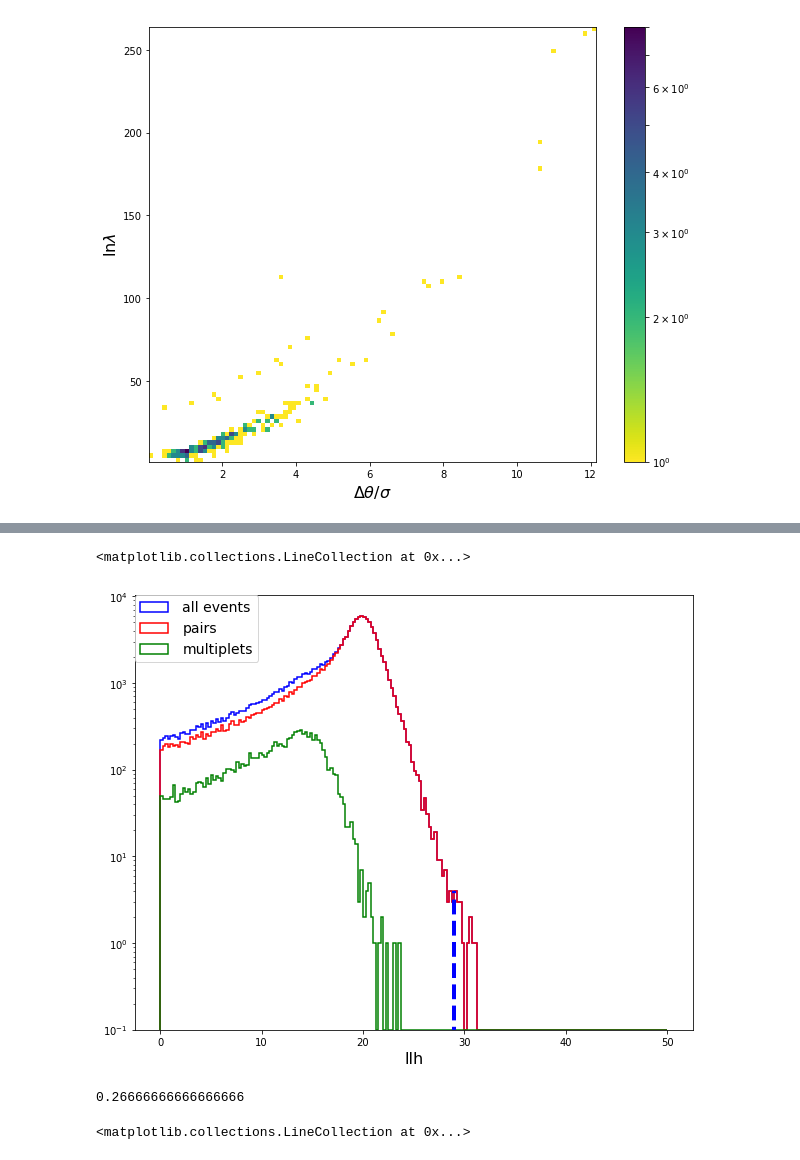
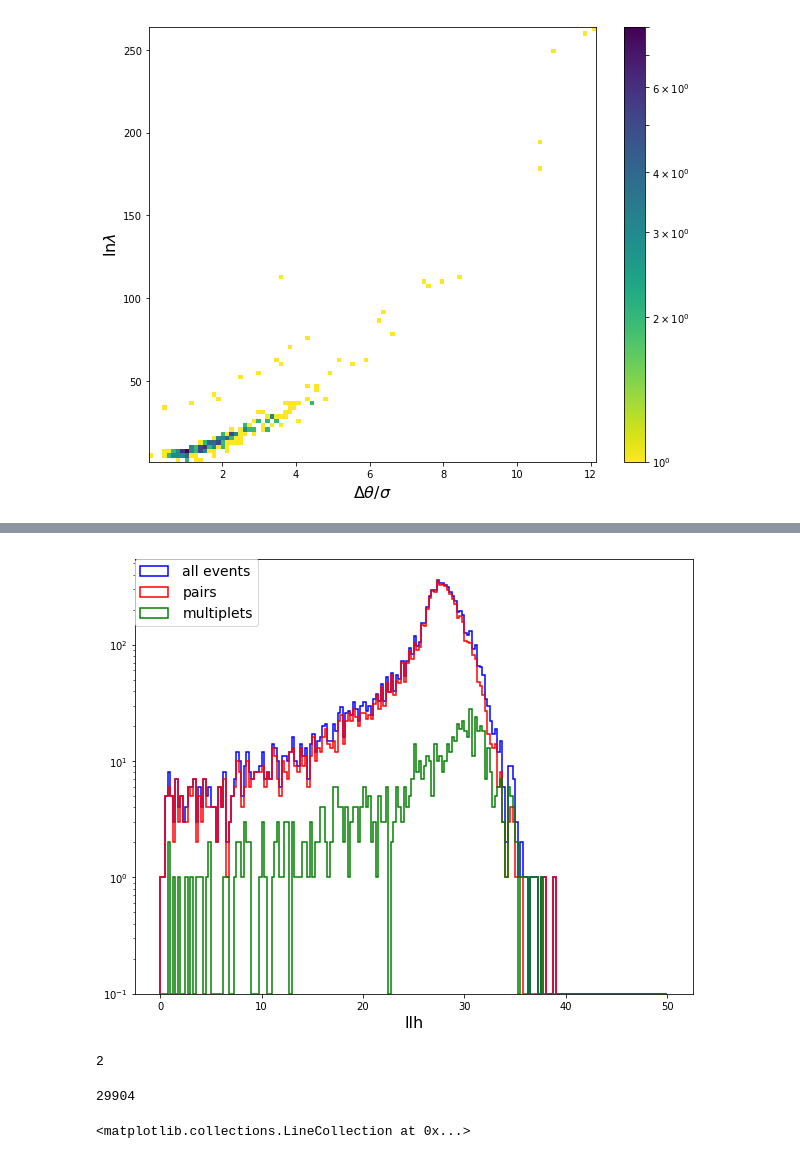
Before and after one commit to hayalaso/Analyses_AMON, a Jupyter notebook: HAWC_IC/multi_correlation_analysis.ipynb, the cells around one changed output, grey strips where cells are left out. Drawn from its saved outputs; the diff is of its cells as text; code cells hidden in the pictures.

```diff
--- a/HAWC_IC/multi_correlation_analysis.ipynb
+++ b/HAWC_IC/multi_correlation_analysis.ipynb
@@ -22,8 +19,12 @@ from scipy.interpolate import interp1d
 Populating the interactive namespace from numpy and matplotlib
 # %%
 # angular separation between two events
-def spcang (ra1, ra2, dec1, dec2):
-    return np.arccos(np.cos(dec1*DEG2RAD)*np.cos(dec2*DEG2RAD)*np.cos((ra1-ra2)*DEG2RAD)+np.sin(dec1*DEG2RAD)*np.sin(dec2*DEG2RAD))*RAD2DEG
+def spcang(ra1,ra2, dec1, dec2):
+    ra1 = np.deg2rad(ra1)
+    ra2 = np.deg2rad(ra2)
+    dec1 = np.deg2rad(dec1)
+    dec2 = np.deg2rad(dec2)
+    return np.rad2deg(np.arccos(np.cos(dec1)*np.cos(dec2)*np.cos((ra1-ra2))+np.sin(dec1)*np.sin(dec2)))
 
 # calculating signalness for IceCube events
 def signaless(n):
@@ -588,23 +573,28 @@ best_fit_val = []
 TempTerm=True
 
 # Read HAWC data file
-dfh = pd.read_csv("hawc_data_2.csv")
-dfh['HTime_i']=pd.to_datetime(dfh['HTime_i'])
-dfh['HTime_f']=pd.to_datetime(dfh['HTime_f'])
-sigma_hawc = stats.lognorm.rvs(0.463632912751, loc=0.0302994104141, scale=0.0741518054165, size=len(dfh), random_state=None)#abs(random.normal(0.11,0.03)) #change HAWC sigmaR to be distributed around 0.1 for now
-dfh['HsigmaR']=sigma_hawc
+#dfh = pd.read_csv("hawc_data_2.csv")
+#dfh['HTime_i']=pd.to_datetime(dfh['HTime_i'])
+#dfh['HTime_f']=pd.to_datetime(dfh['HTime_f'])
+#sigma_hawc = stats.lognorm.rvs(0.463632912751, loc=0.0302994104141, scale=0.0741518054165, size=len(dfh), random_state=None)#abs(random.normal(0.11,0.03)) #change HAWC sigmaR to be distributed around 0.1 for now
+#dfh['HsigmaR']=sigma_hawc
 
 #Combine the HAWC month of data with 1000 scrambled months of IC data. -> Simulating 1000 months of data.
-for i in xrange(60):
+for i in xrange(3):
     #HAWC sim
     #dfh = pd.read_csv("HAWC_simulations/2016-01-01_{}-times.txt".format(i+1),delimiter=" ")
-    #dfh['HTime_i']=pd.to_datetime(dfh['HTime_i'])
-    #dfh['HTime_f']=pd.to_datetime(dfh['HTime_f'])
+    dfh = pd.read_csv("HAWC_scrambled/{}.csv".format(i))
+    dfh['HTime_c']=pd.to_datetime(dfh['HTime_c'])
+    dfh = dfh.sort_values(by='HTime_c')
+    dfh['HTime_i']=pd.to_datetime(dfh['HTime_i'])
+    dfh['HTime_f']=pd.to_datetime(dfh['HTime_f'])
+    sigma_hawc = stats.lognorm.rvs(0.463632912751, loc=0.0302994104141, scale=0.0741518054165, size=len(dfh), random_state=None)#abs(random.normal(0.11,0.03)) #change HAWC sigmaR to be distributed around 0.1 for now
+    dfh['HsigmaR']=sigma_hawc
     #IC sim
-    dfic = pd.read_csv("IC_scrambled/{}.csv".format(i))
+    dfic = pd.read_csv("IC_scrambled2/{}.csv".format(i))
     dfic['ICtime']=pd.to_datetime(dfic['ICtime'])
     dfic = dfic.sort_values(by='ICtime')
-    dfic['ICFPRD'] = np.power(10,signaless(len(dfic)))
+    #dfic['ICFPRD'] = np.power(10,signaless(len(dfic)))
 
 
     all_event_list=[]
@@ -616,9 +606,9 @@ for i in xrange(60):
         for ic in dfw.itertuples():
             spc=spcang(h.HRA,ic.ICRA,h.HDec,ic.ICDec)
             if spc<minspc:
-                event_list.append([ic.ICDec,ic.ICRA,ic.ICsigmaR,pd.to_datetime(ic.ICtime), ic.ICFPRD])
+                event_list.append([ic.ICDec,ic.ICRA,ic.ICsigmaR,pd.to_datetime(ic.ICtime), np.deg2rad(np.deg2rad(ic.ICFPRD))*h.Hduration])
         all_event_list.append(event_list)
-        all_ev_nut = [x for x in all_event_list if len(x)>1]
+    all_ev_nut = [x for x in all_event_list if len(x)>1]
 
 
 
@@ -647,7 +637,7 @@ for i in xrange(60):
                 j+=1
             #print avgdist,solution.fun
             stderr = np.sqrt(1/stderr)
-            jacerr = np.sqrt(jacerr)
+            #jacerr = np.sqrt(jacerr)
             avgdist /= j
             stddev /= j
             stddev = np.sqrt(stddev)
@@ -682,7 +672,7 @@ ra_pair=np.asarray([x[1] for x in best_fit_val if len(x[7]) <= 2])
 ra_mult=np.asarray([x[1] for x in best_fit_val if len(x[7]) > 2])
 # %%
 # Plot the histogram of llh values
-alpha = 0.0001
+alpha = 0.00005
 p=(1-alpha)*100
 perc1 = np.percentile(likelihood,p)
 llh=plt.hist(likelihood,
@@ -693,42 +683,45 @@ llh=plt.hist(likelihood,
          bins=200,
          range=[0,50],
          histtype='step',
          label=r'all events')
 _=plt.hist(likelihood_pair,
          #cumulative=True,normed=1,histtype='step',
          log=True,
          color='r',
          lw=1.5,
          bins=200,
          range=[0,50],
          #alpha=0.5,
          histtype='step',
          label=r'pairs')
 _=plt.hist(likelihood_mult,
          #cumulative=True,normed=1,histtype='step',
          log=True,
          color='g',
          lw=1.5,
          bins=200,
          range=[0,50],
          #alpha=0.5,
          histtype='step',
          label=r'multiplets')
 l=legend(loc=2,borderaxespad=0,numpoints=1,fancybox=True,
          handletextpad=1,handlelength=2,prop={'size':14})
 xlabel(r'llh',fontsize=16)
 h=np.searchsorted(llh[1],perc1)-1
-plt.vlines(perc1,0,llh[0][h],color='b',linestyles='--',lw=4)
+#plt.vlines(perc1,0,llh[0][h],color='b',linestyles='--',lw=4)
 #ylim(1e-1,1e4)
-#savefig('llh_multiplets_positive.png')
+#savefig('llh_multiplets.png')
 # %% [output]
-<matplotlib.collections.LineCollection at 0x...>
-[figure, old version]
+[figure, new version]
 # %%
 np.searchsorted(llh[1],perc1)
-len(likelihood[likelihood>perc1])/60.
+len(likelihood[likelihood>perc1])#*12/60.
 # %% [output]
-0.26666666666666666
+2
+# %%
+len(likelihood)
+# %% [output]
+29904
 # %%
 _=plt.hist(likelihood,
          cumulative=True,normed=1,
```
Also changed, not shown: parts of 8 cells of this notebook, 1 other file.
